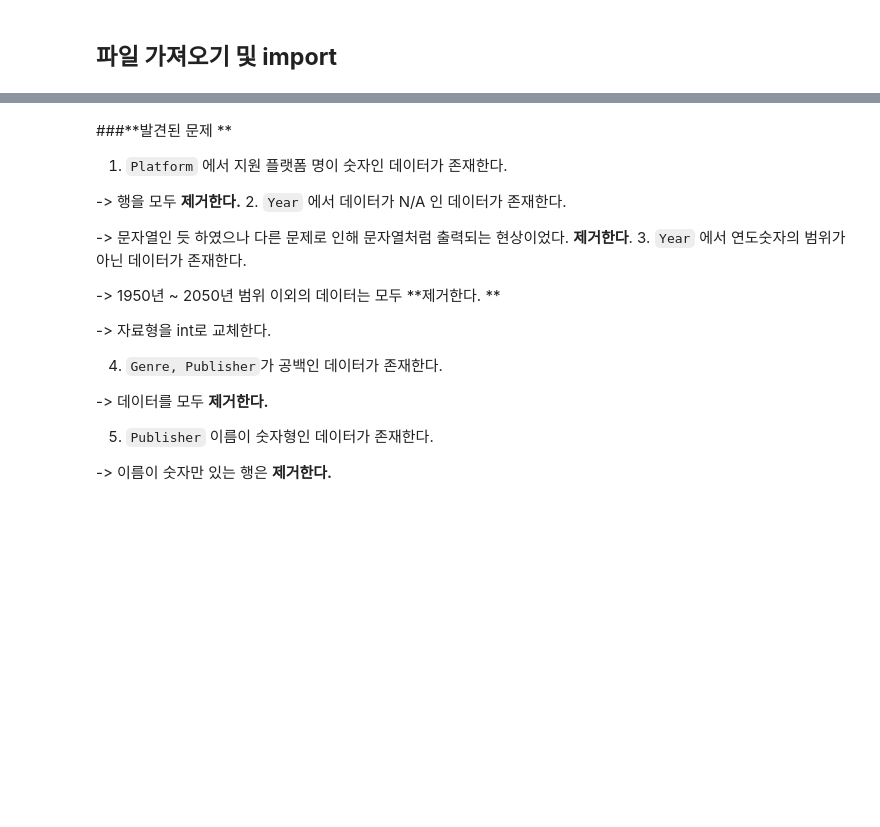
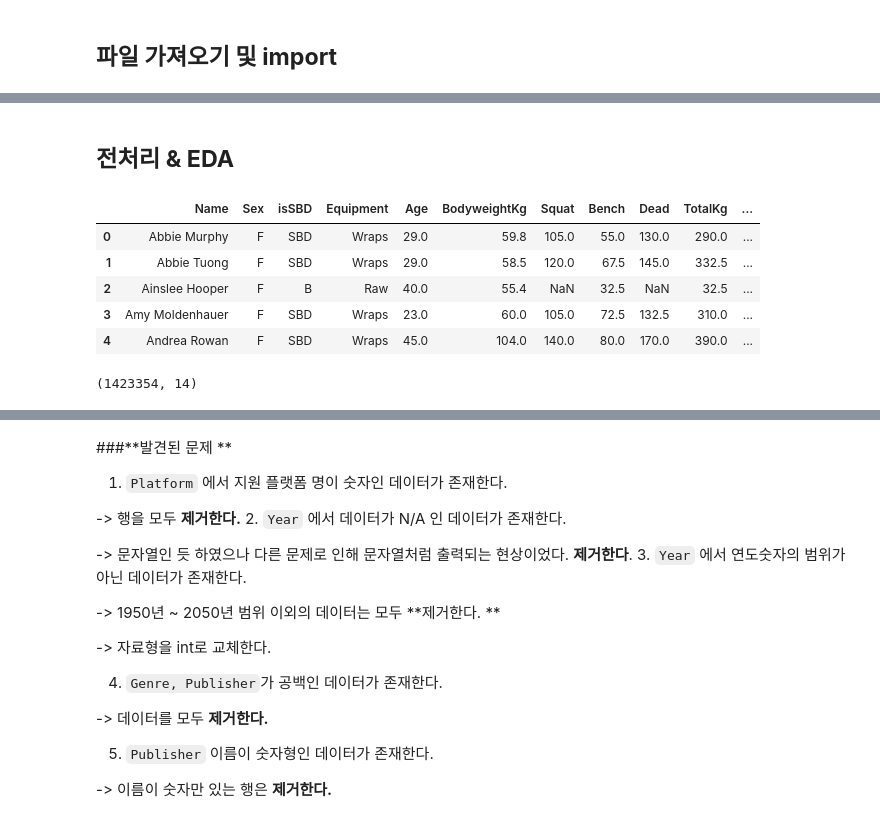
Before and after one commit to sbtmsk/Project2, a Jupyter notebook: AI_15_유재현_section2_project.ipynb, the cells around one changed output, grey strips where cells are left out. Saved outputs shown, nothing was run; the diff lists cells and outputs as text; code cells hidden in the pictures; blank space fills up the shorter version.

```diff
--- a/AI_15_유재현_section2_project.ipynb
+++ b/AI_15_유재현_section2_project.ipynb
@@ -41,2 +43,2 @@ KeyboardInterrupt: ignored
 # %%
-df = pd.read_csv('vgames2.csv',index_col=0)
+df = pd.read_csv('powerlifting.csv')
@@ -70,0 +71,3 @@ NameError: ignored
+# %%
+df = df.drop(columns=['AgeClass', 'Division','McCulloch','Glossbrenner','IPFPoints','Date','Federation','MeetState','Squat1Kg','Squat2Kg','Squat3Kg','Squat4Kg','Bench1Kg','Bench2Kg','Bench3Kg','Bench4Kg','Deadlift1Kg','Deadlift2Kg','Deadlift3Kg','Deadlift4Kg',
+                      'WeightClassKg'])
@@ -70,0 +131,2 @@ NameError: ignored
+# %% [markdown]
+## **전처리 & EDA**
@@ -70,0 +135,13 @@ NameError: ignored
+# %%
+DF.head(5)
+# %% [output]
+|  | Name | Sex | isSBD | Equipment | Age | BodyweightKg | Squat | Bench | Dead | TotalKg | ... |
+| 0 | Abbie Murphy | F | SBD | Wraps | 29.0 | 59.8 | 105.0 | 55.0 | 130.0 | 290.0 | ... |
+| 1 | Abbie Tuong | F | SBD | Wraps | 29.0 | 58.5 | 120.0 | 67.5 | 145.0 | 332.5 | ... |
+| 2 | Ainslee Hooper | F | B | Raw | 40.0 | 55.4 | NaN | 32.5 | NaN | 32.5 | ... |
+| 3 | Amy Moldenhauer | F | SBD | Wraps | 23.0 | 60.0 | 105.0 | 72.5 | 132.5 | 310.0 | ... |
+| 4 | Andrea Rowan | F | SBD | Wraps | 45.0 | 104.0 | 140.0 | 80.0 | 170.0 | 390.0 | ... |
+# %%
+DF.shape
+# %% [output]
+(1423354, 14)
```
Also changed, not shown: parts of 28 cells of this notebook.
